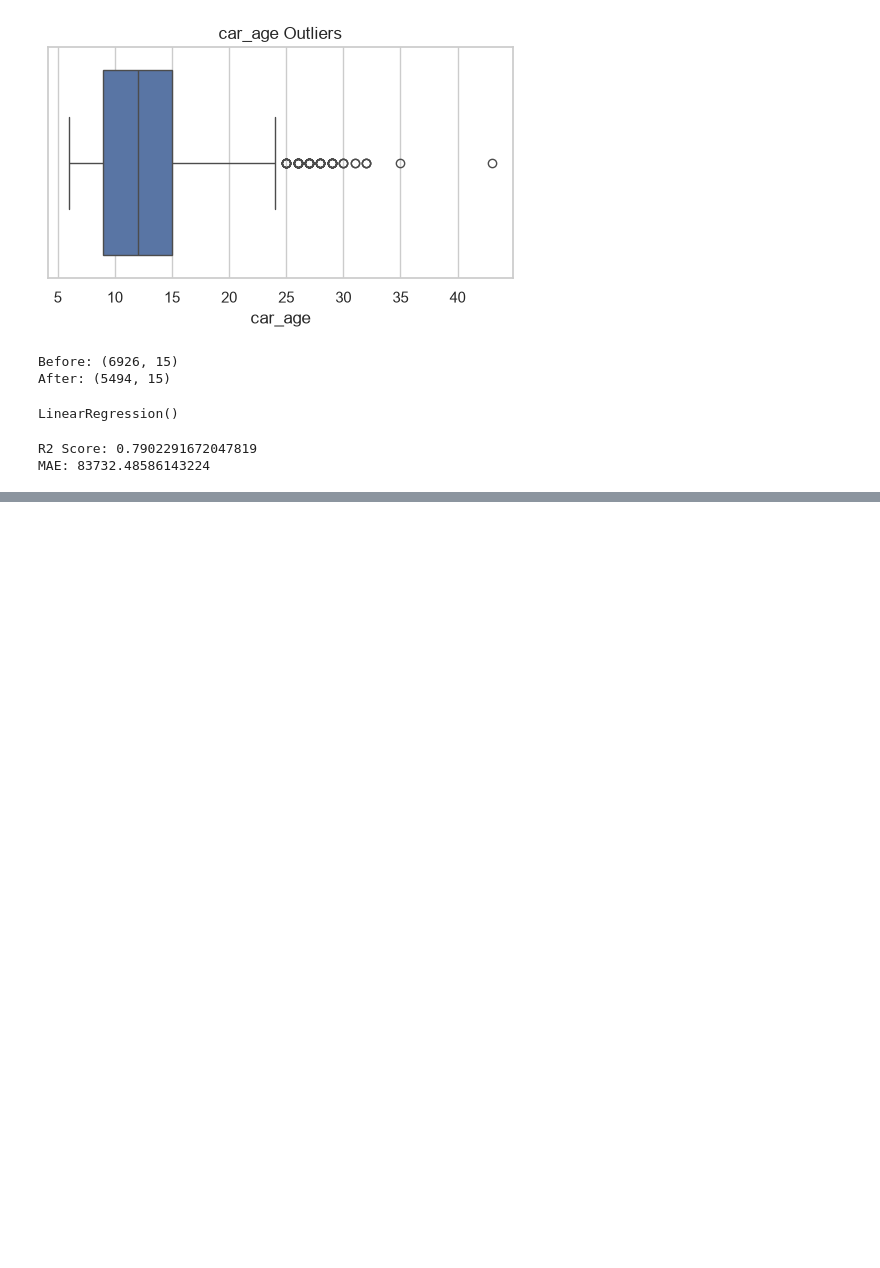
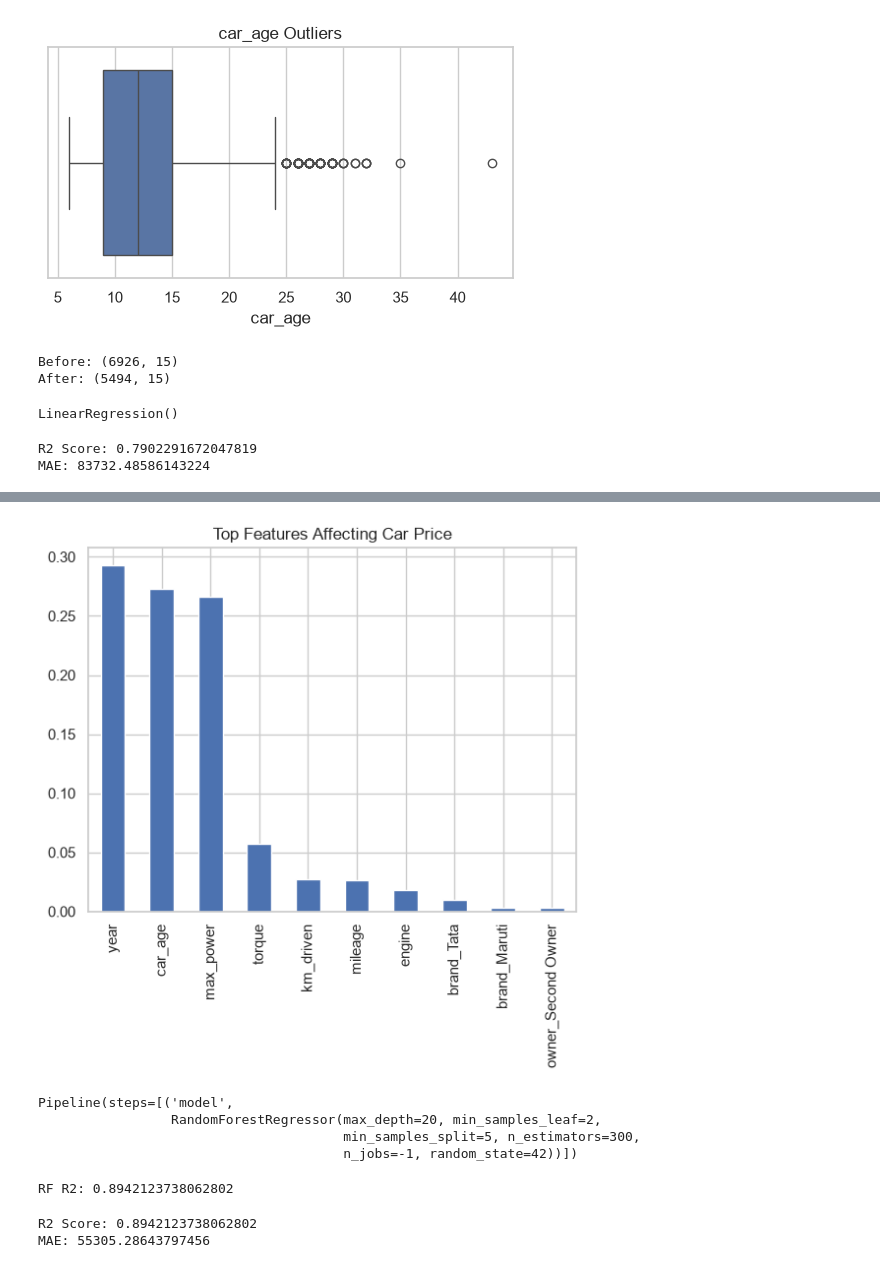
Before and after one commit to Sathwik-source/Used-car-price-prediction-model, a Jupyter notebook: EDADATA.ipynb, the cells around one changed output, grey strips where cells are left out. Cells and saved outputs as stored; diff of their text form; code cells hidden in the pictures; blank space fills up the shorter version.

Commit message:
added jupyter notebook file with linear reg and randomforests models with their score values

```diff
--- a/EDADATA.ipynb
+++ b/EDADATA.ipynb
@@ -331,0 +303,2 @@ pickle.dump(lr, open("linearregmodel.pkl", "wb"))
+# %%
+pipeline = pickle.load(open("linear_pipeline.pkl", "rb"))
@@ -331,0 +355,11 @@ pickle.dump(lr, open("linearregmodel.pkl", "wb"))
+# %%
+rf = RandomForestRegressor(
+    n_estimators=300,       # more trees → better performance
+    max_depth=20,           # prevents overfitting
+    min_samples_split=5,
+    min_samples_leaf=2,
+    random_state=42,
+    n_jobs=-1
+)
+# %%
+rf.fit(X_train, y_train)
@@ -331,0 +402,5 @@ pickle.dump(lr, open("linearregmodel.pkl", "wb"))
+# %%
+importance = pd.Series(rf.feature_importances_, index=X.columns)
+importance = importance.sort_values(ascending=False)
+
+print(importance.head(10))
@@ -331,0 +419,6 @@ pickle.dump(lr, open("linearregmodel.pkl", "wb"))
+# %%
+importance.head(10).plot(kind='bar')
+plt.title("Top Features Affecting Car Price")
+plt.show()
+# %% [output]
+[figure, added]
@@ -331,0 +439,20 @@ pickle.dump(lr, open("linearregmodel.pkl", "wb"))
+# %%
+rf_pipeline.fit(X_train, y_train)
+# %% [output]
+Pipeline(steps=[('model',
+                 RandomForestRegressor(max_depth=20, min_samples_leaf=2,
+                                       min_samples_split=5, n_estimators=300,
+                                       n_jobs=-1, random_state=42))])
+# %%
+y_pred_rf = rf_pipeline.predict(X_test)
+
+from sklearn.metrics import r2_score
+print("RF R2:", r2_score(y_test, y_pred_rf))
+# %% [output]
+RF R2: 0.8942123738062802
+# %%
+print("R2 Score:", r2_score(y_test, y_pred_rf))
+print("MAE:", mean_absolute_error(y_test, y_pred_rf))
+# %% [output]
+R2 Score: 0.8942123738062802
+MAE: 55305.28643797456
```
Also changed, not shown: parts of 24 cells of this notebook.
